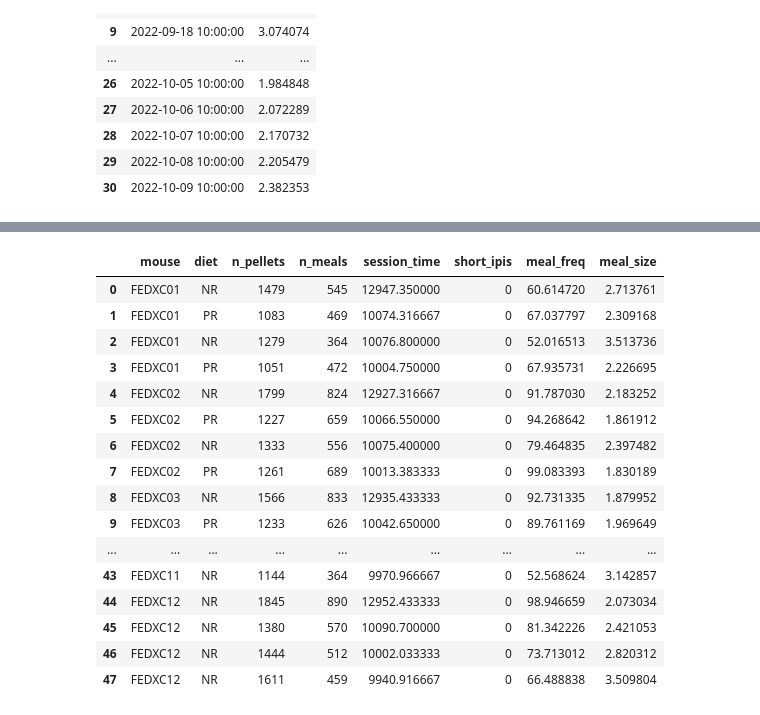
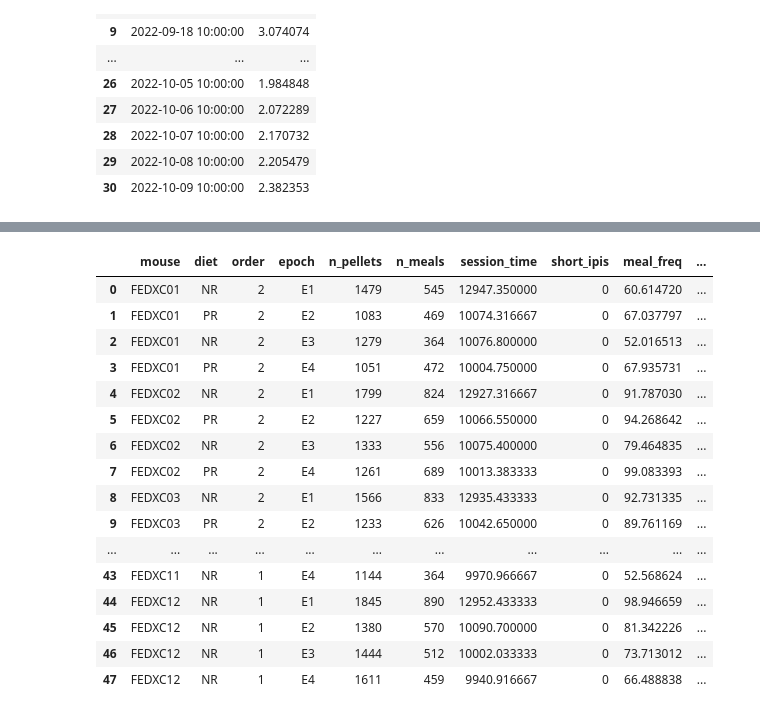
Before and after one commit to Htbibalan/FEDPROTEINPRO, a Jupyter notebook: notebooks/FEDXC_readdata_new.ipynb, the cells around one changed output, grey strips where cells are left out. Cells and saved outputs as stored; diff of their text form; code cells hidden in the pictures.

```diff
--- a/notebooks/FEDXC_readdata_new.ipynb
+++ b/notebooks/FEDXC_readdata_new.ipynb
@@ -47,7 +49,8 @@ rows, header = tp.metafilereader(METAFILE, sheetname="METAFILE")
 
 ff_dict = {}
 for row in rows:
-    file, mouse, diet, mode, sex,order,epoch = row
+    # file, mouse, diet, mode, sex,order,epoch = row
+    fedfile, mouse, diet, mode, sex,order,epoch = row
     if (mode == "FF") and (diet in ["NR", "PR"]):
         key = "_".join([mouse, epoch])
         ff_dict[key] = {}
@@ -56,7 +59,7 @@ for row in rows:
         ff_dict[key]["sex"] = sex
         ff_dict[key]["epoch"] = epoch
         ff_dict[key]["order"] = int(order)
-        ff_dict[key]["pellets"] = tweak_fed(pd.read_csv(os.path.join(DATA_FOLDER, file)))
+        ff_dict[key]["pellets"] = tweak_fed(pd.read_csv(os.path.join(DATA_FOLDER, fedfile)))
 # %% [output]
 File is excel file. Making csv metafile first
 # %%
@@ -140,9 +141,11 @@ ff_dict_all_epochs["FEDXC08"]["order"]
 # %%
 ff_dict_all_epochs["FEDXC01"]["pellets"]
 
+#I chnage the offset from 10H to 9H since the code was working in a weird manner and reading date from a day before the experiment begins!
+
 def pellets_by_day(df):
     return (df
-            .resample("d", offset = "10H")
+            .resample("d", offset = "9H")
             .count()
             .reset_index()
 
@@ -150,6 +153,8 @@ def pellets_by_day(df):
 
 pellets_by_day(ff_dict_all_epochs["FEDXC01"]["pellets"])
 
+
+#The original code by Jaime
 NR=[]
 PR=[]
 for key, val in ff_dict_all_epochs.items():
@@ -161,5 +166,7 @@ for key, val in ff_dict_all_epochs.items():
 
 
 
+
+
 NR= pd.concat(NR, axis=1)
 PR= pd.concat(PR, axis=1)
@@ -229,8 +261,8 @@ ff_dict_all_epochs["FEDXC01"]["pellets"]
 
 def pellets_by_day(df):
     return (df
-            .between_time()
-            .resample("d", offset = "8H")
+            .between_time("9:0", "7:0")
+            .resample("d", offset = "9H")
             .count()
             #.reset_index()
 
@@ -281,11 +338,14 @@ t
 Freq: D, dtype: float64
 # %%
-def make_ff_df(df, mouse, diet):
+def make_ff_df(df, mouse, diet,order, epoch):
     """
     Takes df of pellets - time and IPIs - and returns row for collated df
     """
     out = pd.DataFrame.from_dict({"mouse": [mouse],
                                   "diet": [diet],
+                                  "order" : [int(order)],
+                                  "epoch" : [epoch],
+
                                   "n_pellets": [len(df)],
                                   "n_meals": (df > 60).sum(),
                                   "session_time": (df.index[-1] - df.index[0]).total_seconds() / 60,
@@ -307,26 +367,30 @@ for key, val in ff_dict.items():
     pellets = val["pellets"]
     mouse = val["mouse"]
     diet = val["diet"]
-    ff = pd.concat([ff, make_ff_df(pellets, mouse, diet)])
+    order = val ["order"]
+    epoch = val ["epoch"]
+    ff = pd.concat([ff, make_ff_df(pellets, mouse, diet,order, epoch)])
 
 ff.reset_index(drop=True, inplace=True);
+
+ #ff_dict[key]["order"] = int(order)
 # %%
-ff.head(50)
+ff
 # %% [output]
-|  | mouse | diet | n_pellets | n_meals | session_time | short_ipis | meal_freq | meal_size |
-| 0 | FEDXC01 | NR | 1479 | 545 | 12947.350000 | 0 | 60.614720 | 2.713761 |
-| 1 | FEDXC01 | PR | 1083 | 469 | 10074.316667 | 0 | 67.037797 | 2.309168 |
-| 2 | FEDXC01 | NR | 1279 | 364 | 10076.800000 | 0 | 52.016513 | 3.513736 |
-| 3 | FEDXC01 | PR | 1051 | 472 | 10004.750000 | 0 | 67.935731 | 2.226695 |
-| 4 | FEDXC02 | NR | 1799 | 824 | 12927.316667 | 0 | 91.787030 | 2.183252 |
-| 5 | FEDXC02 | PR | 1227 | 659 | 10066.550000 | 0 | 94.268642 | 1.861912 |
-| 6 | FEDXC02 | NR | 1333 | 556 | 10075.400000 | 0 | 79.464835 | 2.397482 |
-| 7 | FEDXC02 | PR | 1261 | 689 | 10013.383333 | 0 | 99.083393 | 1.830189 |
-| 8 | FEDXC03 | NR | 1566 | 833 | 12935.433333 | 0 | 92.731335 | 1.879952 |
-| 9 | FEDXC03 | PR | 1233 | 626 | 10042.650000 | 0 | 89.761169 | 1.969649 |
-| ... | ... | ... | ... | ... | ... | ... | ... | ... |
-| 43 | FEDXC11 | NR | 1144 | 364 | 9970.966667 | 0 | 52.568624 | 3.142857 |
-| 44 | FEDXC12 | NR | 1845 | 890 | 12952.433333 | 0 | 98.946659 | 2.073034 |
-| 45 | FEDXC12 | NR | 1380 | 570 | 10090.700000 | 0 | 81.342226 | 2.421053 |
-| 46 | FEDXC12 | NR | 1444 | 512 | 10002.033333 | 0 | 73.713012 | 2.820312 |
-| 47 | FEDXC12 | NR | 1611 | 459 | 9940.916667 | 0 | 66.488838 | 3.509804 |
+|  | mouse | diet | order | epoch | n_pellets | n_meals | session_time | short_ipis | meal_freq | ... |
+| 0 | FEDXC01 | NR | 2 | E1 | 1479 | 545 | 12947.350000 | 0 | 60.614720 | ... |
+| 1 | FEDXC01 | PR | 2 | E2 | 1083 | 469 | 10074.316667 | 0 | 67.037797 | ... |
+| 2 | FEDXC01 | NR | 2 | E3 | 1279 | 364 | 10076.800000 | 0 | 52.016513 | ... |
+| 3 | FEDXC01 | PR | 2 | E4 | 1051 | 472 | 10004.750000 | 0 | 67.935731 | ... |
+| 4 | FEDXC02 | NR | 2 | E1 | 1799 | 824 | 12927.316667 | 0 | 91.787030 | ... |
+| 5 | FEDXC02 | PR | 2 | E2 | 1227 | 659 | 10066.550000 | 0 | 94.268642 | ... |
+| 6 | FEDXC02 | NR | 2 | E3 | 1333 | 556 | 10075.400000 | 0 | 79.464835 | ... |
+| 7 | FEDXC02 | PR | 2 | E4 | 1261 | 689 | 10013.383333 | 0 | 99.083393 | ... |
+| 8 | FEDXC03 | NR | 2 | E1 | 1566 | 833 | 12935.433333 | 0 | 92.731335 | ... |
+| 9 | FEDXC03 | PR | 2 | E2 | 1233 | 626 | 10042.650000 | 0 | 89.761169 | ... |
+| ... | ... | ... | ... | ... | ... | ... | ... | ... | ... | ... |
+| 43 | FEDXC11 | NR | 1 | E4 | 1144 | 364 | 9970.966667 | 0 | 52.568624 | ... |
+| 44 | FEDXC12 | NR | 1 | E1 | 1845 | 890 | 12952.433333 | 0 | 98.946659 | ... |
+| 45 | FEDXC12 | NR | 1 | E2 | 1380 | 570 | 10090.700000 | 0 | 81.342226 | ... |
+| 46 | FEDXC12 | NR | 1 | E3 | 1444 | 512 | 10002.033333 | 0 | 73.713012 | ... |
+| 47 | FEDXC12 | NR | 1 | E4 | 1611 | 459 | 9940.916667 | 0 | 66.488838 | ... |
```
Also changed, not shown: parts of 33 cells of this notebook, 5 other files.
